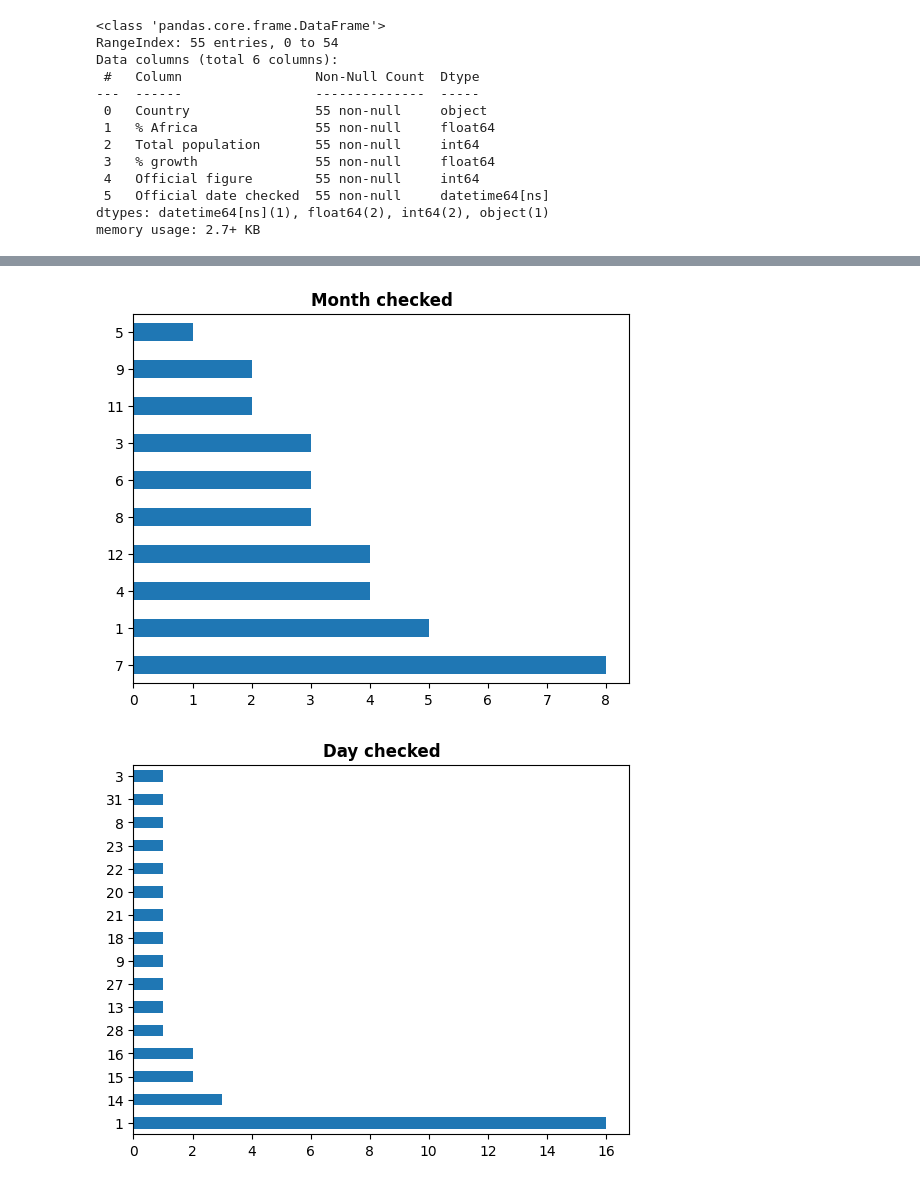
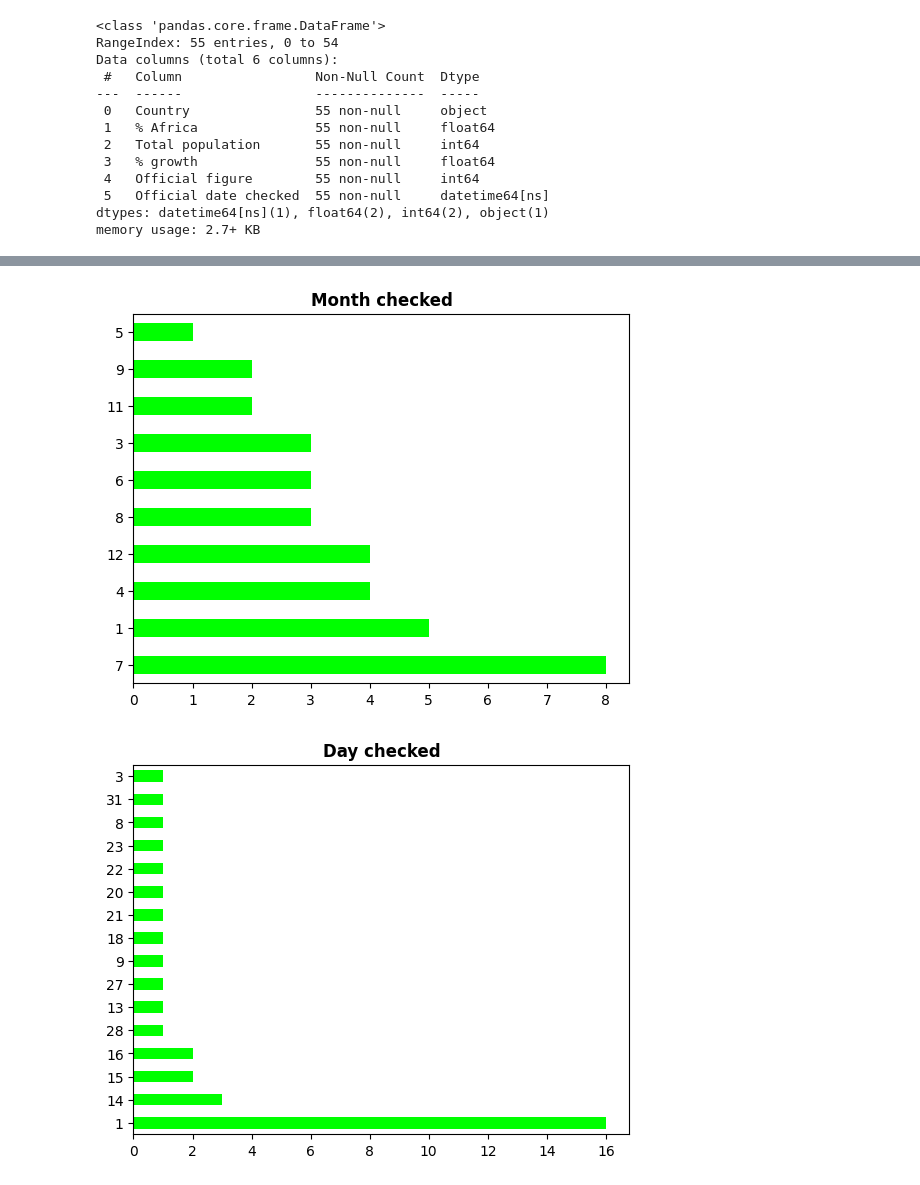
Before and after one commit to guilhermelaviola/DataScienceAreaAndPopulation, a Jupyter notebook: AfricaPopulationStudy.ipynb, the cells around one changed output, grey strips where cells are left out. Saved outputs shown, nothing was run; the diff lists cells and outputs as text; code cells hidden in the pictures.

Commit message:
I updated the chart colors.

```diff
--- a/AfricaPopulationStudy.ipynb
+++ b/AfricaPopulationStudy.ipynb
@@ -74,18 +71,18 @@ memory usage: 5.3+ KB
 # %%
 # Displaying distibution of months in which data was checked:
-df.groupby('Official date checked').first()['Month Checked'].value_counts().plot(kind = 'barh')
+df.groupby('Official date checked').first()['Month Checked'].value_counts().plot(kind = 'barh', color = 'lime')
 plt.ylabel(None)
 plt.title('Month checked', fontweight = 'bold')
 plt.show()
 # %% [output]
-[figure, old version]
+[figure, new version]
 # %%
 # Displaying distibution of days in which data was checked:
-df.groupby('Official date checked').first()['Day Checked'].value_counts().plot(kind = 'barh')
+df.groupby('Official date checked').first()['Day Checked'].value_counts().plot(kind = 'barh', color = 'lime')
 plt.ylabel(None)
 plt.title('Day checked', fontweight = 'bold')
 plt.show()
 # %% [output]
-[figure, old version]
+[figure, new version]
 # %%
 # Displaying distibution of years in which data was checked:
```
Also changed, not shown: parts of 5 cells of this notebook.
